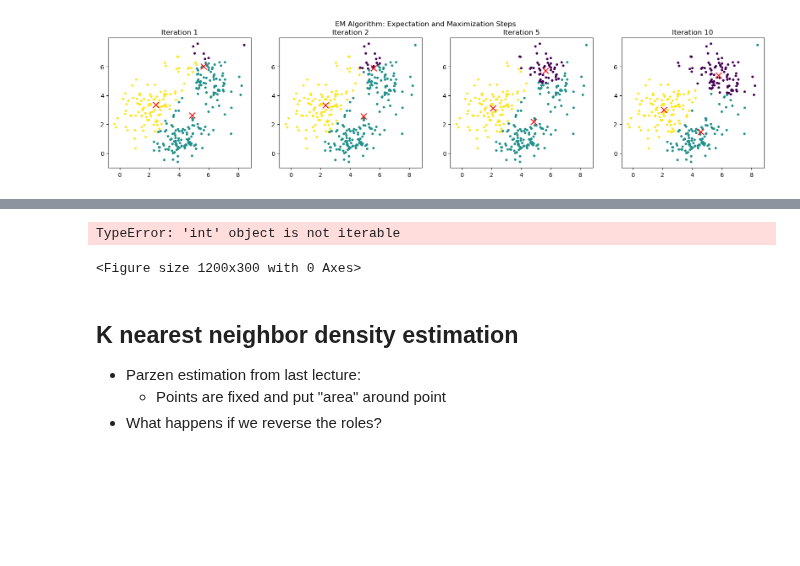
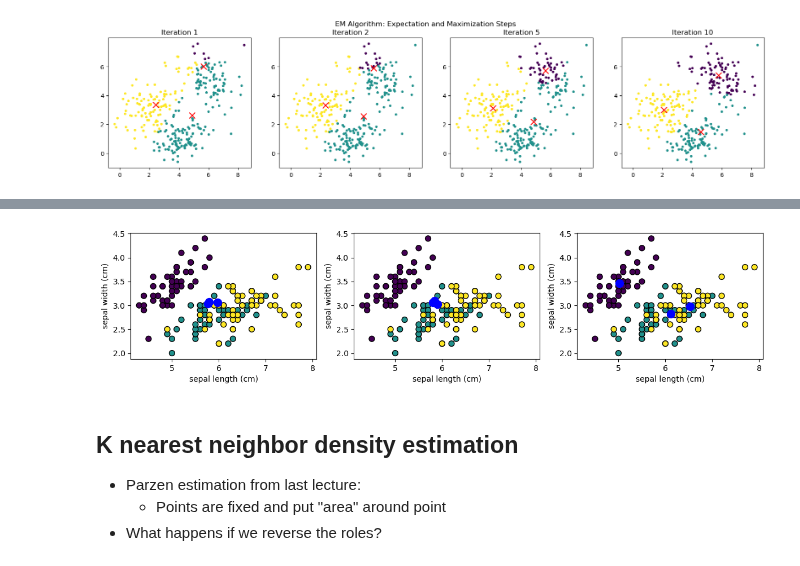
Before and after one commit to Wickstrom/pattern-recognition-handbook, a Jupyter notebook: notebooks/02/mixture_models.ipynb, the cells around one changed output, grey strips where cells are left out. Drawn from its saved outputs; the diff is of its cells as text; code cells hidden in the pictures; blank space fills up the shorter version.

Commit message:
fix typos on mixture lecture

```diff
--- a/notebooks/02/mixture_models.ipynb
+++ b/notebooks/02/mixture_models.ipynb
@@ -273,19 +270,19 @@ AttributeError: 'numpy.ndarray' object has no attribute 'iloc'
 # %%
-number_of_random_inits = 3
+number_of_random_inits = range(3)
 
 plt.figure(1, figsize=(12, 3))
-for counter, random_init_seed in enumerate(number_of_random_inits):
-    gm = GaussianMixture(n_components=n_components_i, random_state=random_init_seed, init_params='random').fit(X)
+for counter, _ in enumerate(number_of_random_inits):
+    random_seed = np.random.randint(0, 100)
+    gm = GaussianMixture(n_components=2, random_state=random_seed, init_params='random').fit(X)
     plt.subplot(1, 3, counter+1)
     plt.scatter(X.iloc[:, 0], X.iloc[:, 1], c=y, cmap='viridis', edgecolor='k', s=50)
     plt.scatter(gm.means_[:, 0], gm.means_[:, 1], s=100, color='blue')
     plt.xlabel(X_1_name)
     plt.ylabel(X_2_name)
 plt.tight_layout()
 plt.show()
 # %% [output]
-TypeError: 'int' object is not iterable
-<Figure size 1200x300 with 0 Axes>
+[figure, added]
 # %% [markdown]
 ## K nearest neighbor density estimation
 
```
Also changed, not shown: parts of 2 cells of this notebook, 3 other files.
